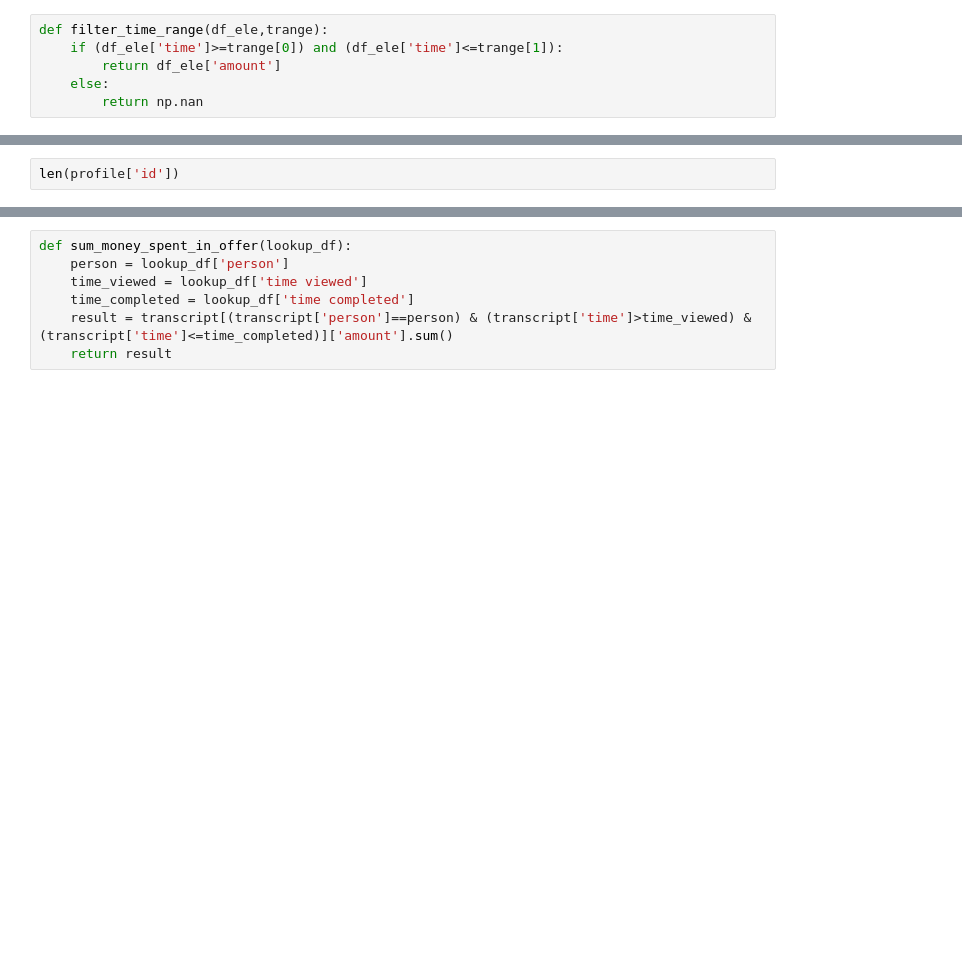
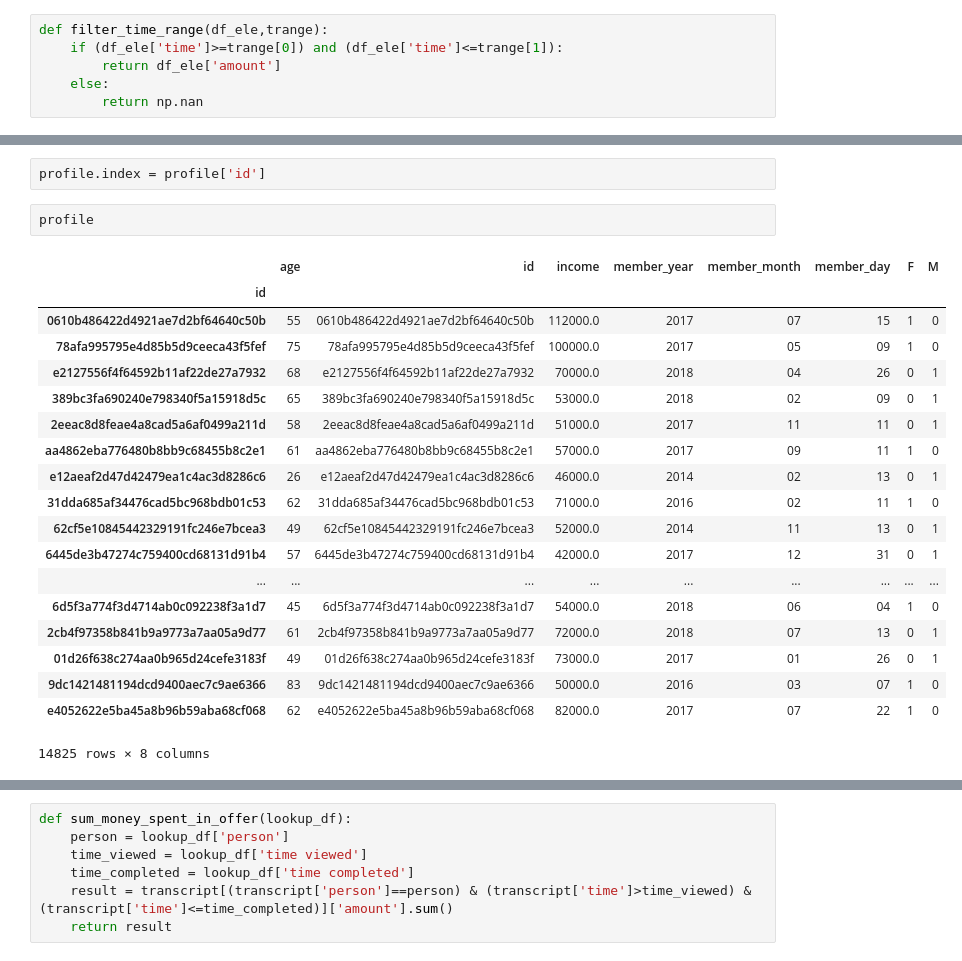
Before and after one commit to udacityML/capstone_starbucks, a Jupyter notebook: Starbucks_Capstone_notebook_app2.ipynb, the cells around one changed output, grey strips where cells are left out. Drawn from its saved outputs; the diff is of its cells as text; blank space fills up the shorter version.

```diff
--- a/Starbucks_Capstone_notebook_app2.ipynb
+++ b/Starbucks_Capstone_notebook_app2.ipynb
@@ -529,2 +548,24 @@ Index([u'94de646f7b6041228ca7dec82adb97d2',
 # %%
-len(profile['id'])
+profile.index = profile['id']
+# %%
+profile
+# %% [output]
+|  | age | id | income | member_year | member_month | member_day | F | M |
+| id |  |  |  |  |  |  |  |  |
+| 0610b486422d4921ae7d2bf64640c50b | 55 | 0610b486422d4921ae7d2bf64640c50b | 112000.0 | 2017 | 07 | 15 | 1 | 0 |
+| 78afa995795e4d85b5d9ceeca43f5fef | 75 | 78afa995795e4d85b5d9ceeca43f5fef | 100000.0 | 2017 | 05 | 09 | 1 | 0 |
+| e2127556f4f64592b11af22de27a7932 | 68 | e2127556f4f64592b11af22de27a7932 | 70000.0 | 2018 | 04 | 26 | 0 | 1 |
+| 389bc3fa690240e798340f5a15918d5c | 65 | 389bc3fa690240e798340f5a15918d5c | 53000.0 | 2018 | 02 | 09 | 0 | 1 |
+| 2eeac8d8feae4a8cad5a6af0499a211d | 58 | 2eeac8d8feae4a8cad5a6af0499a211d | 51000.0 | 2017 | 11 | 11 | 0 | 1 |
+| aa4862eba776480b8bb9c68455b8c2e1 | 61 | aa4862eba776480b8bb9c68455b8c2e1 | 57000.0 | 2017 | 09 | 11 | 1 | 0 |
+| e12aeaf2d47d42479ea1c4ac3d8286c6 | 26 | e12aeaf2d47d42479ea1c4ac3d8286c6 | 46000.0 | 2014 | 02 | 13 | 0 | 1 |
+| 31dda685af34476cad5bc968bdb01c53 | 62 | 31dda685af34476cad5bc968bdb01c53 | 71000.0 | 2016 | 02 | 11 | 1 | 0 |
+| 62cf5e10845442329191fc246e7bcea3 | 49 | 62cf5e10845442329191fc246e7bcea3 | 52000.0 | 2014 | 11 | 13 | 0 | 1 |
+| 6445de3b47274c759400cd68131d91b4 | 57 | 6445de3b47274c759400cd68131d91b4 | 42000.0 | 2017 | 12 | 31 | 0 | 1 |
+| ... | ... | ... | ... | ... | ... | ... | ... | ... |
+| 6d5f3a774f3d4714ab0c092238f3a1d7 | 45 | 6d5f3a774f3d4714ab0c092238f3a1d7 | 54000.0 | 2018 | 06 | 04 | 1 | 0 |
+| 2cb4f97358b841b9a9773a7aa05a9d77 | 61 | 2cb4f97358b841b9a9773a7aa05a9d77 | 72000.0 | 2018 | 07 | 13 | 0 | 1 |
+| 01d26f638c274aa0b965d24cefe3183f | 49 | 01d26f638c274aa0b965d24cefe3183f | 73000.0 | 2017 | 01 | 26 | 0 | 1 |
+| 9dc1421481194dcd9400aec7c9ae6366 | 83 | 9dc1421481194dcd9400aec7c9ae6366 | 50000.0 | 2016 | 03 | 07 | 1 | 0 |
+| e4052622e5ba45a8b96b59aba68cf068 | 62 | e4052622e5ba45a8b96b59aba68cf068 | 82000.0 | 2017 | 07 | 22 | 1 | 0 |
+14825 rows × 8 columns
```
Also changed, not shown: parts of 38 cells of this notebook, 1 other file.
